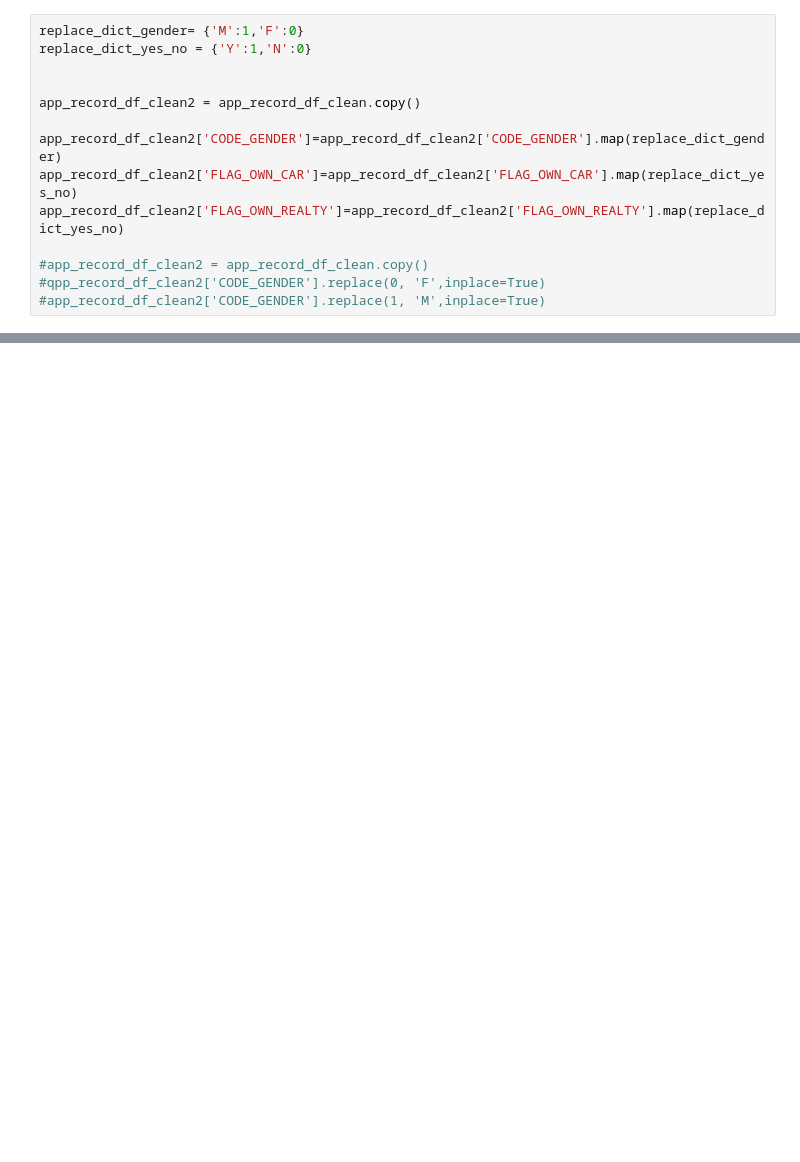
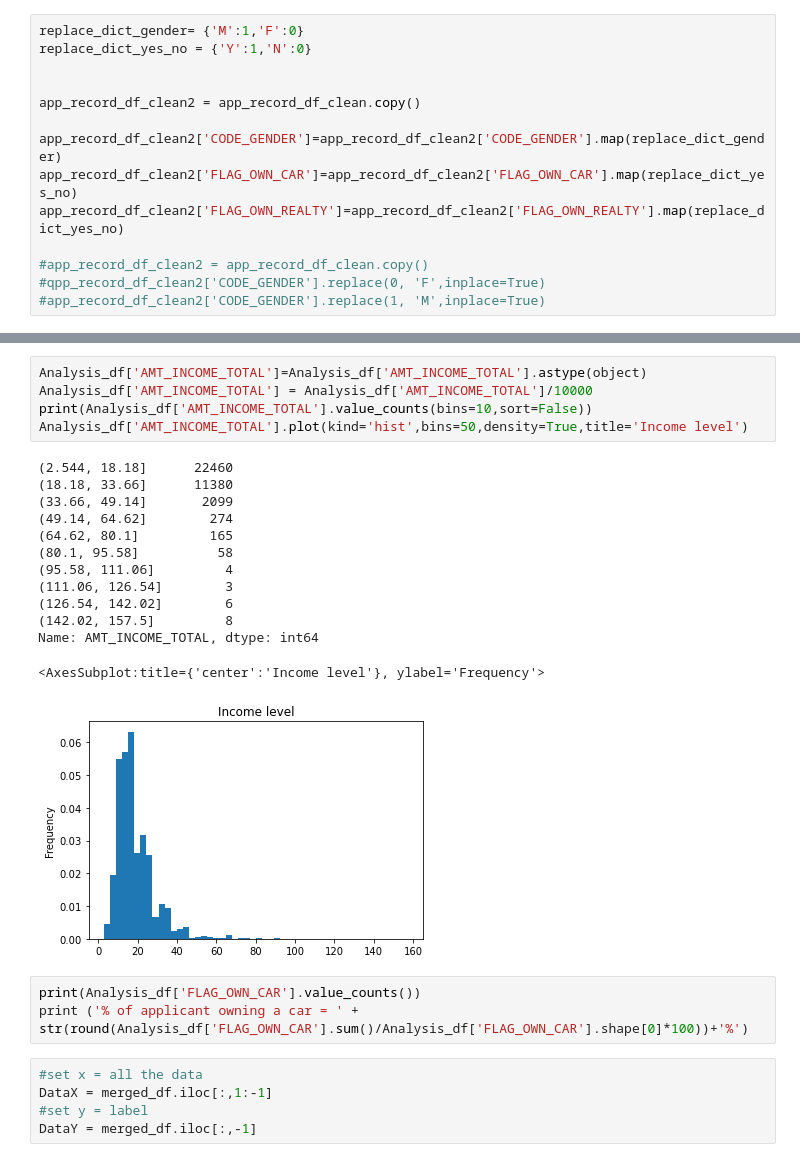
Before and after one commit to scottieyukc/UCDPA_SCOTTIEYU, a Jupyter notebook: Project.ipynb, the cells around one changed output, grey strips where cells are left out. Drawn from its saved outputs; the diff is of its cells as text; blank space fills up the shorter version.

```diff
--- a/Project.ipynb
+++ b/Project.ipynb
@@ -208,0 +406,27 @@ app_record_df_clean2.head()
+# %%
+Analysis_df['AMT_INCOME_TOTAL']=Analysis_df['AMT_INCOME_TOTAL'].astype(object)
+Analysis_df['AMT_INCOME_TOTAL'] = Analysis_df['AMT_INCOME_TOTAL']/10000
+print(Analysis_df['AMT_INCOME_TOTAL'].value_counts(bins=10,sort=False))
+Analysis_df['AMT_INCOME_TOTAL'].plot(kind='hist',bins=50,density=True,title='Income level')
+# %% [output]
+(2.544, 18.18]      22460
+(18.18, 33.66]      11380
+(33.66, 49.14]       2099
+(49.14, 64.62]        274
+(64.62, 80.1]         165
+(80.1, 95.58]          58
+(95.58, 111.06]         4
+(111.06, 126.54]        3
+(126.54, 142.02]        6
+(142.02, 157.5]         8
+Name: AMT_INCOME_TOTAL, dtype: int64
+<AxesSubplot:title={'center':'Income level'}, ylabel='Frequency'>
+[figure, added]
+# %%
+print(Analysis_df['FLAG_OWN_CAR'].value_counts())
+print ('% of applicant owning a car = ' + str(round(Analysis_df['FLAG_OWN_CAR'].sum()/Analysis_df['FLAG_OWN_CAR'].shape[0]*100))+'%')
+# %%
+#set x = all the data
+DataX = merged_df.iloc[:,1:-1]
+#set y = label
+DataY = merged_df.iloc[:,-1]
```
Also changed, not shown: parts of 42 cells of this notebook.
